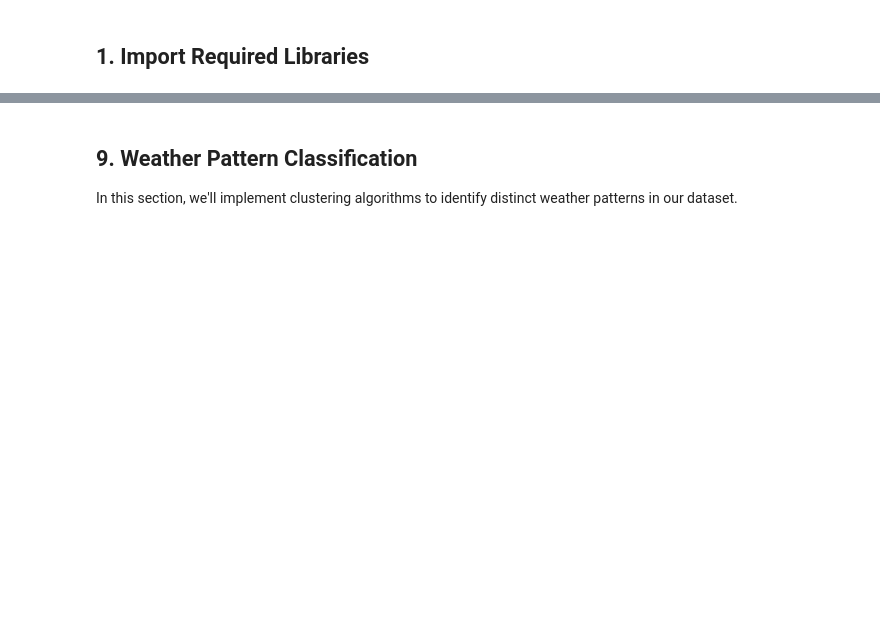
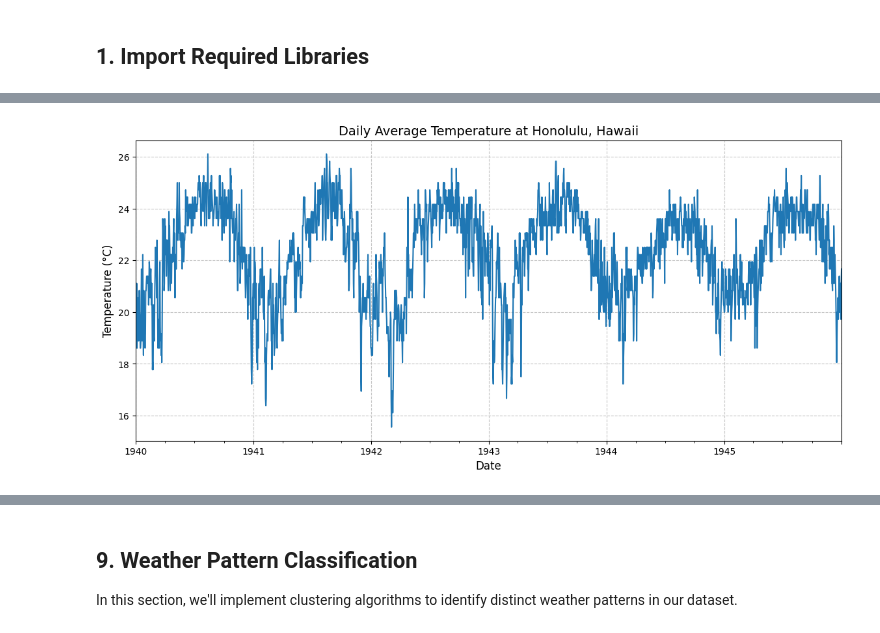
Before and after one commit to imadbenmadi/ITDS-practise-project, a Jupyter notebook: notebook.ipynb, the cells around one changed output, grey strips where cells are left out. Cells and saved outputs as stored; diff of their text form; code cells hidden in the pictures; blank space fills up the shorter version.

```diff
--- a/notebook.ipynb
+++ b/notebook.ipynb
@@ -467,0 +1062,85 @@ Let's analyze weather patterns over time and decompose time series to identify t
+# %%
+# Create a time series dataset with the datetime as index
+ts_data = df_featured.set_index('datetime').sort_index()
+
+# Resample to daily average temperature
+daily_avg_temp = ts_data['temperature_celsius'].resample('D').mean()
+
+# Handle any missing values in the resampled data
+daily_avg_temp = daily_avg_temp.interpolate()
+
+# Plot the time series
+plt.figure(figsize=(14, 6))
+daily_avg_temp.plot()
+plt.title('Daily Average Temperature at Honolulu, Hawaii')
+plt.xlabel('Date')
+plt.ylabel('Temperature (°C)')
+plt.grid(True, linestyle='--', alpha=0.7)
+plt.show()
+
+# Check stationarity with ADF test
+result = adfuller(daily_avg_temp.dropna())
+print('ADF Statistic:', result[0])
+print('p-value:', result[1])
+print('Critical Values:')
+for key, value in result[4].items():
+    print(f'   {key}: {value}')
+
+# Interpret results
+if result[1] <= 0.05:
+    print("The time series is stationary (reject H0)")
+else:
+    print("The time series is non-stationary (fail to reject H0)")
+
+# Time Series Decomposition
+# For decomposition, we need a time series without missing values
+try:
+    decomposition = seasonal_decompose(daily_avg_temp.dropna(), model='additive', period=365)
+
+    # Plot decomposition
+    plt.figure(figsize=(14, 10))
+
+    plt.subplot(4, 1, 1)
+    plt.plot(decomposition.observed)
+    plt.title('Observed')
+    plt.grid(True, linestyle='--', alpha=0.7)
+
+    plt.subplot(4, 1, 2)
+    plt.plot(decomposition.trend)
+    plt.title('Trend')
+    plt.grid(True, linestyle='--', alpha=0.7)
+
+    plt.subplot(4, 1, 3)
+    plt.plot(decomposition.seasonal)
+    plt.title('Seasonal')
+    plt.grid(True, linestyle='--', alpha=0.7)
+
+    plt.subplot(4, 1, 4)
+    plt.plot(decomposition.resid)
+    plt.title('Residual')
+    plt.grid(True, linestyle='--', alpha=0.7)
+
+    plt.tight_layout()
+    plt.show()
+except Exception as e:
+    print(f"Error during time series decomposition: {e}")
+    print("Try adjusting the period parameter or ensuring enough data points")
+
+# ACF and PACF plots
+try:
+    fig, axes = plt.subplots(1, 2, figsize=(16, 6))
+
+    # ACF plot
+    plot_acf(daily_avg_temp.dropna(), ax=axes[0], lags=30)
+    axes[0].set_title('Autocorrelation Function (ACF)')
+
+    # PACF plot
+    plot_pacf(daily_avg_temp.dropna(), ax=axes[1], lags=30)
+    axes[1].set_title('Partial Autocorrelation Function (PACF)')
+
+    plt.tight_layout()
+    plt.show()
+except Exception as e:
+    print(f"Error creating ACF/PACF plots: {e}")
+# %% [output]
+[figure, added]
```
Also changed, not shown: parts of 58 cells of this notebook, 3 other files.
